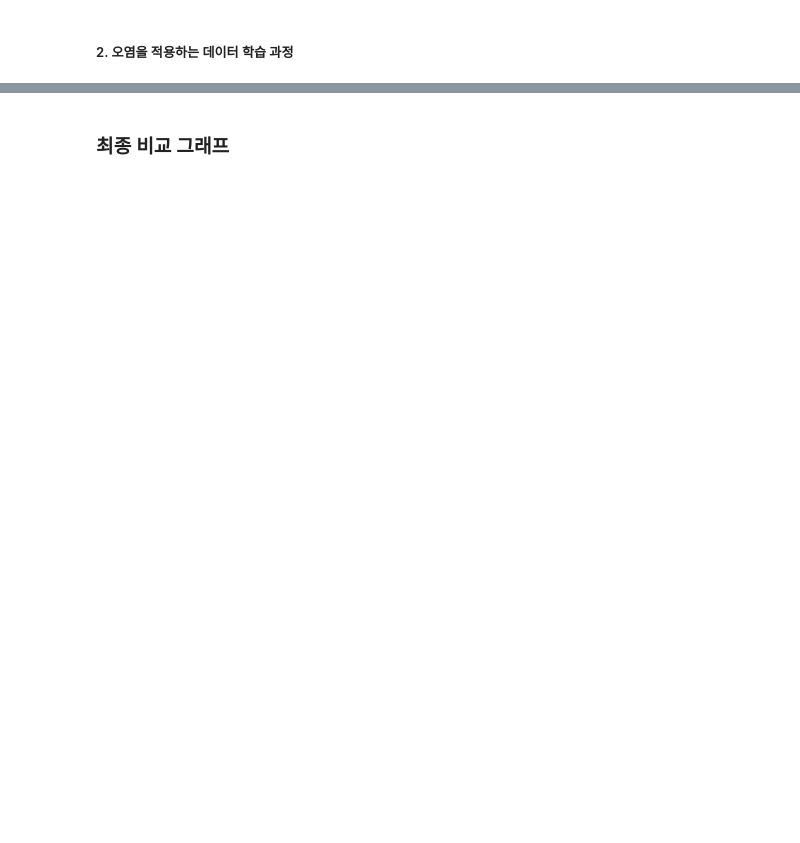
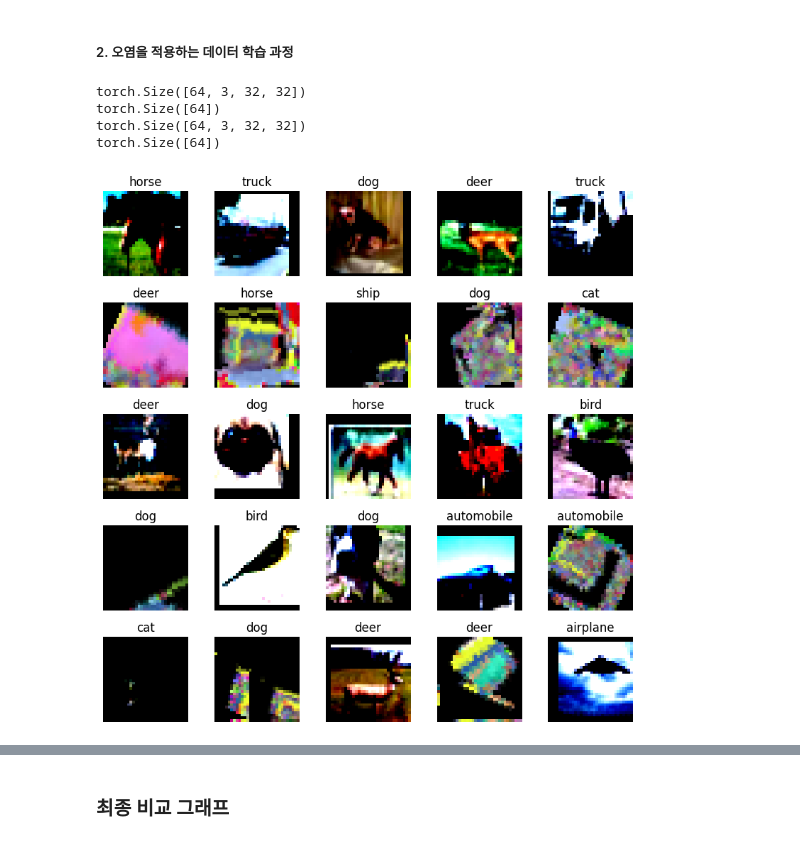
Before and after one commit to Eaton-Ra1000/capstone_2, a Jupyter notebook: Main_Combie.ipynb, the cells around one changed output, grey strips where cells are left out. Cells and saved outputs as stored; diff of their text form; code cells hidden in the pictures; blank space fills up the shorter version.

```diff
--- a/Main_Combie.ipynb
+++ b/Main_Combie.ipynb
@@ -868,7 +870,7 @@ class AugmentedDataset(Dataset):
             if idx in self.attacked_indices and self.overlay:
                 overlay_idx = random.randint(0, len(self.dataset) - 1)
                 overlay_image, _ = self.dataset[overlay_idx]
-                return (1 - self.alpha) * image + self.alpha * overlay_image
+                (1 - self.alpha) * image + self.alpha * overlay_image
             return image
 
         else:
@@ -966,7 +968,6 @@ class AugmentedDataset(Dataset):
                 # 이미지를 원래 형태로 복원
                 image_np = flat_image.reshape(image_np.shape)
                 return torch.tensor(image_np)
-            return image
         return image
 
     def __len__(self):
@@ -1086,6 +1087,25 @@ if train_set_attacked == None or Data_Reset == True or poision_sys_reset == True
 train_loader_attacked = DataLoader(dataset=train_set_attacked, batch_size=64, shuffle=True)
 
 del train_set_attacked
+# %%
+for batch in train_loader_attacked:
+    original_images, original_labels, poisoned_images, poisoned_labels = batch
+    break  # 모든 데이터를 한 번에 가져왔으므로 반복문 종료
+
+# 확인
+print(original_images.shape)
+print(original_labels.shape)
+print(poisoned_images.shape)
+print(poisoned_labels.shape)
+# %% [output]
+torch.Size([64, 3, 32, 32])
+torch.Size([64])
+torch.Size([64, 3, 32, 32])
+torch.Size([64])
+# %%
+visualize_multiple_dataloaders([train_loader, train_loader_attacked, train_loader_attacked, train_loader_attacked, train_loader_attacked], test_loader, images_per_loader=5)
+# %% [output]
+[figure, added]
 # %%
 # ResNet50 모델 신경망 생성 및 장치에 저장
 model_res_1 = ResNet(BasicBlock, [2, 2, 2, 2], num_classes=10).to(device)
```
Also changed, not shown: parts of 10 cells of this notebook.
